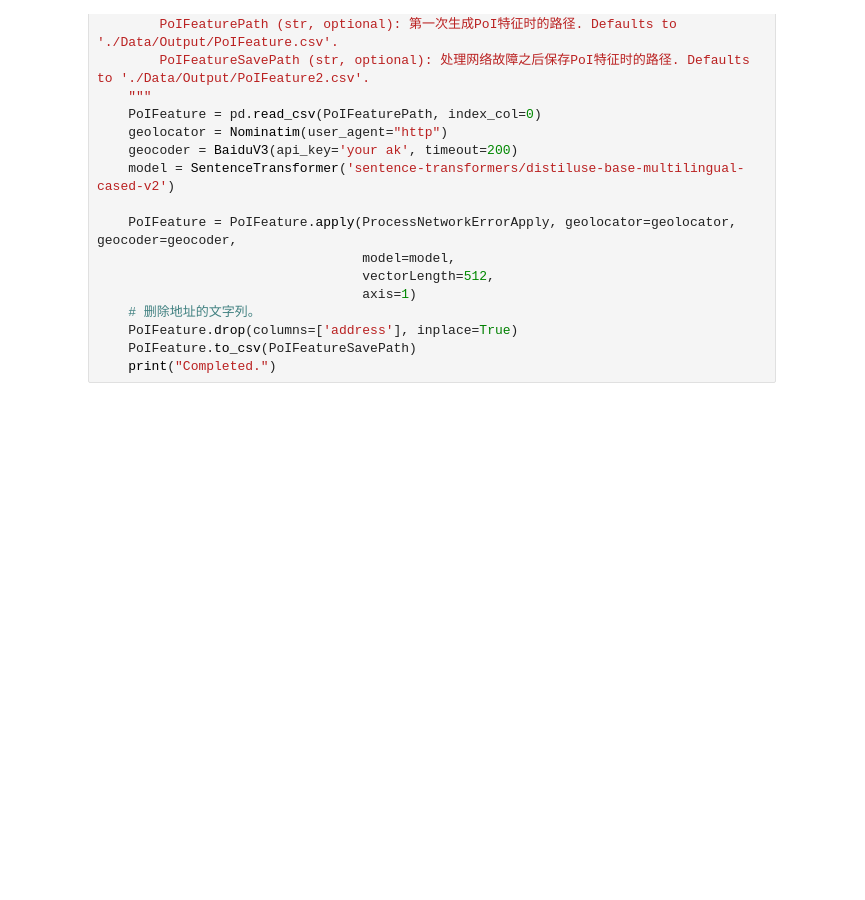
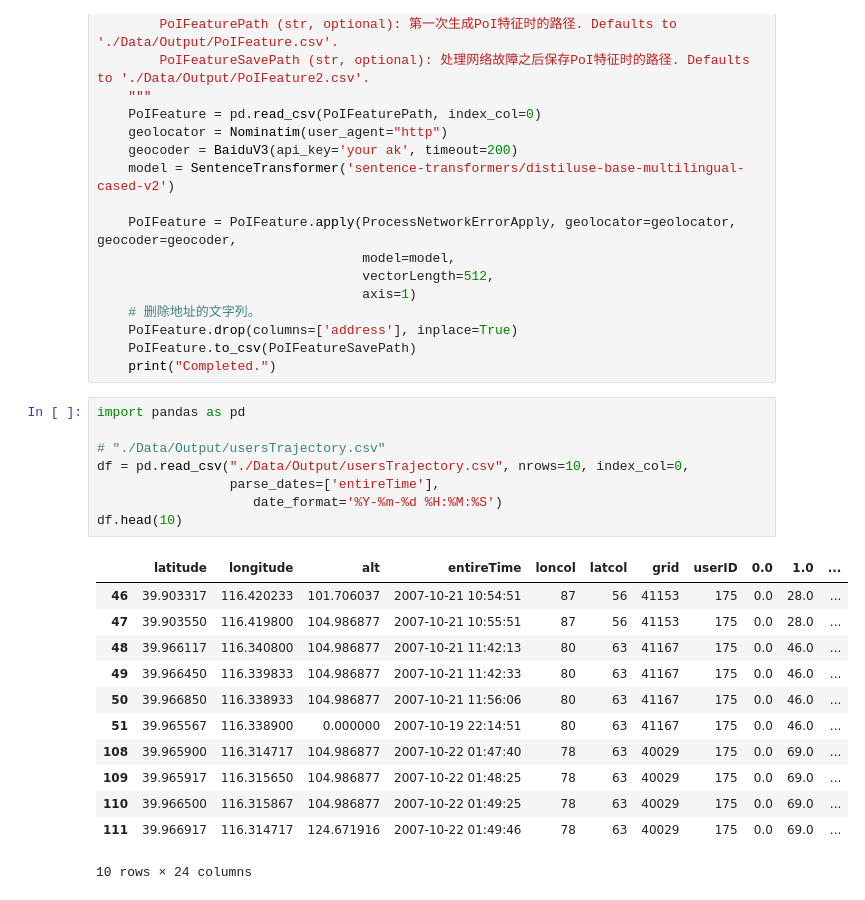
Before and after one commit to youareeverysingleday/GeoFeatureGeneration, a Jupyter notebook: Test.ipynb, the cells around one changed output. Cells and saved outputs as stored; diff of their text form; blank space fills up the shorter version.

```diff
--- a/Test.ipynb
+++ b/Test.ipynb
@@ -496,3 +496,24 @@ def ProcessNetworkError(PoIFeaturePath='./Data/Output/PoIFeature.csv',
     PoIFeature.drop(columns=['address'], inplace=True)
     PoIFeature.to_csv(PoIFeatureSavePath)
     print("Completed.")
+# %%
+import pandas as pd
+
+# "./Data/Output/usersTrajectory.csv"
+df = pd.read_csv("./Data/Output/usersTrajectory.csv", nrows=10, index_col=0,
+                 parse_dates=['entireTime'],
+                    date_format='%Y-%m-%d %H:%M:%S')
+df.head(10)
+# %% [output]
+|  | latitude | longitude | alt | entireTime | loncol | latcol | grid | userID | 0.0 | 1.0 | ... |
+| 46 | 39.903317 | 116.420233 | 101.706037 | 2007-10-21 10:54:51 | 87 | 56 | 41153 | 175 | 0.0 | 28.0 | ... |
+| 47 | 39.903550 | 116.419800 | 104.986877 | 2007-10-21 10:55:51 | 87 | 56 | 41153 | 175 | 0.0 | 28.0 | ... |
+| 48 | 39.966117 | 116.340800 | 104.986877 | 2007-10-21 11:42:13 | 80 | 63 | 41167 | 175 | 0.0 | 46.0 | ... |
+| 49 | 39.966450 | 116.339833 | 104.986877 | 2007-10-21 11:42:33 | 80 | 63 | 41167 | 175 | 0.0 | 46.0 | ... |
+| 50 | 39.966850 | 116.338933 | 104.986877 | 2007-10-21 11:56:06 | 80 | 63 | 41167 | 175 | 0.0 | 46.0 | ... |
+| 51 | 39.965567 | 116.338900 | 0.000000 | 2007-10-19 22:14:51 | 80 | 63 | 41167 | 175 | 0.0 | 46.0 | ... |
+| 108 | 39.965900 | 116.314717 | 104.986877 | 2007-10-22 01:47:40 | 78 | 63 | 40029 | 175 | 0.0 | 69.0 | ... |
+| 109 | 39.965917 | 116.315650 | 104.986877 | 2007-10-22 01:48:25 | 78 | 63 | 40029 | 175 | 0.0 | 69.0 | ... |
+| 110 | 39.966500 | 116.315867 | 104.986877 | 2007-10-22 01:49:25 | 78 | 63 | 40029 | 175 | 0.0 | 69.0 | ... |
+| 111 | 39.966917 | 116.314717 | 124.671916 | 2007-10-22 01:49:46 | 78 | 63 | 40029 | 175 | 0.0 | 69.0 | ... |
+10 rows × 24 columns
```
Also changed, not shown: parts of 8 cells of this notebook, 2 other files.
